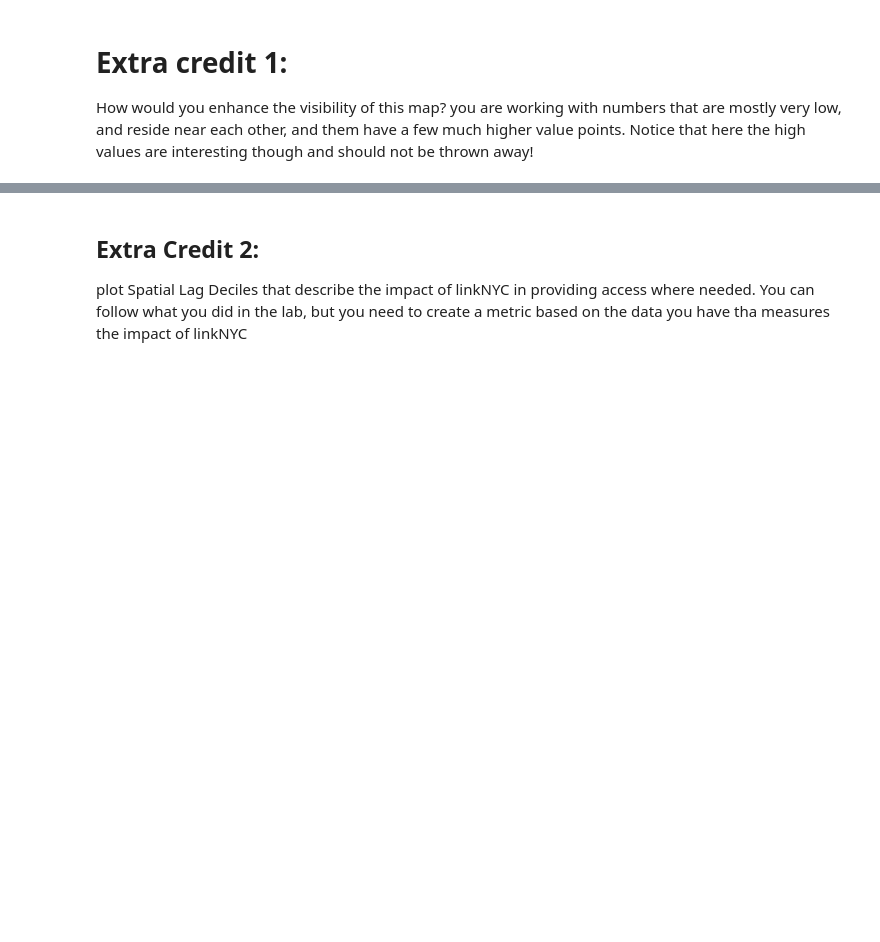
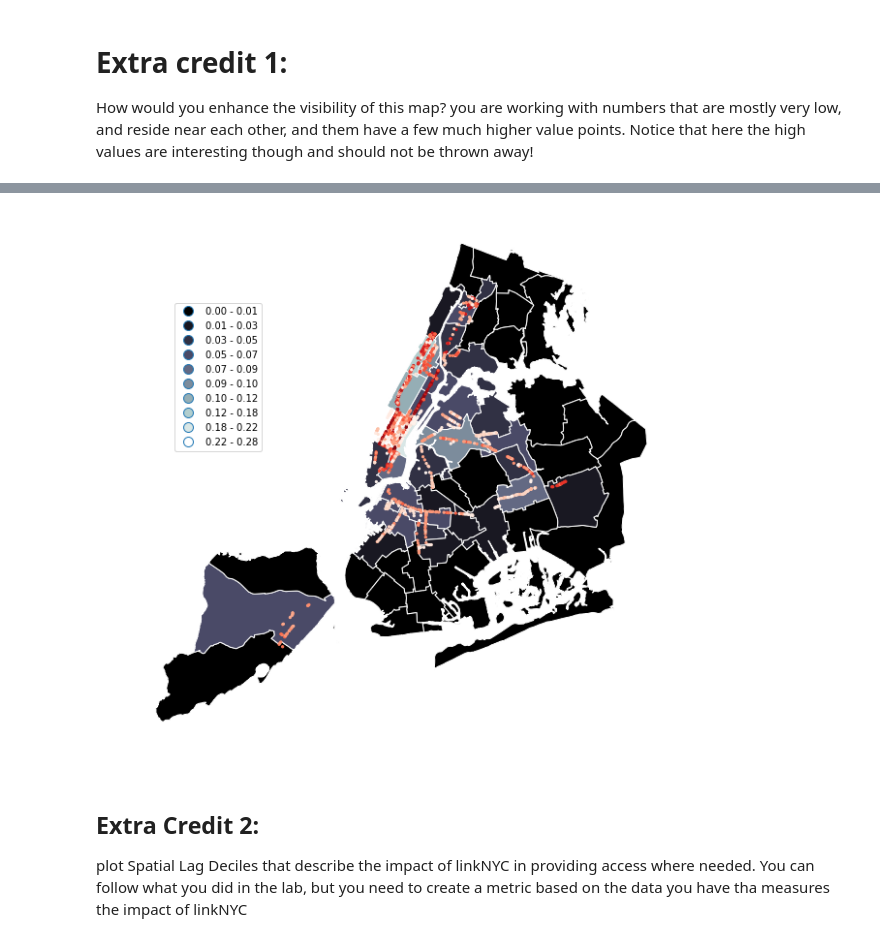
Before and after one commit to AngelLau/PUI2018_cl4855, a Jupyter notebook: HW7_cl4855/geopandas_census_instructions.ipynb, the cells around one changed output, grey strips where cells are left out. Saved outputs shown, nothing was run; the diff lists cells and outputs as text; code cells hidden in the pictures; blank space fills up the shorter version.

```diff
--- a/HW7_cl4855/geopandas_census_instructions.ipynb
+++ b/HW7_cl4855/geopandas_census_instructions.ipynb
@@ -689,3 +691,12 @@ pl.hist(pumashplc["linkNYCpp"], bins=30);
+# %%
+ax = plt.figure(figsize=(10,10)).add_subplot(111,frameon=False)
+ax.axis('off')
+pumashplc.plot(column='linkNYCp100p',cmap='bone',
+                  ax=ax, scheme="fisher_jenks", edgecolor='white',legend=True, k=10)
+linkNYC.plot(column='HLA',cmap='Reds',ax=ax,markersize=5)
+ax.get_legend().set_bbox_to_anchor((0.25, 0.85, 0, 0))
+# %% [output]
+[figure, added]
 # %% [markdown]
 ## Extra Credit 2:
 plot Spatial Lag Deciles that describe the impact of linkNYC in providing access where needed. You can follow what you did in the lab, but you need to create a metric based on the data you have tha measures the impact of linkNYC
```
Also changed, not shown: parts of 4 cells of this notebook.
